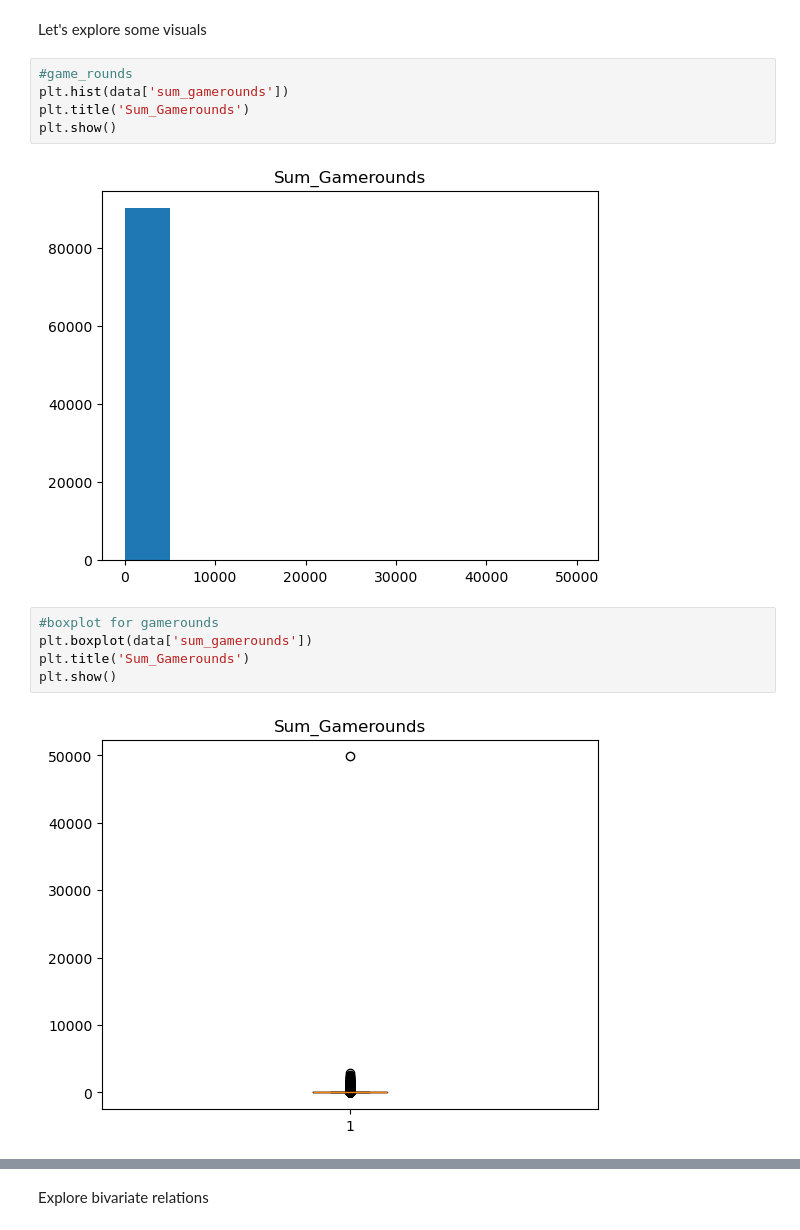
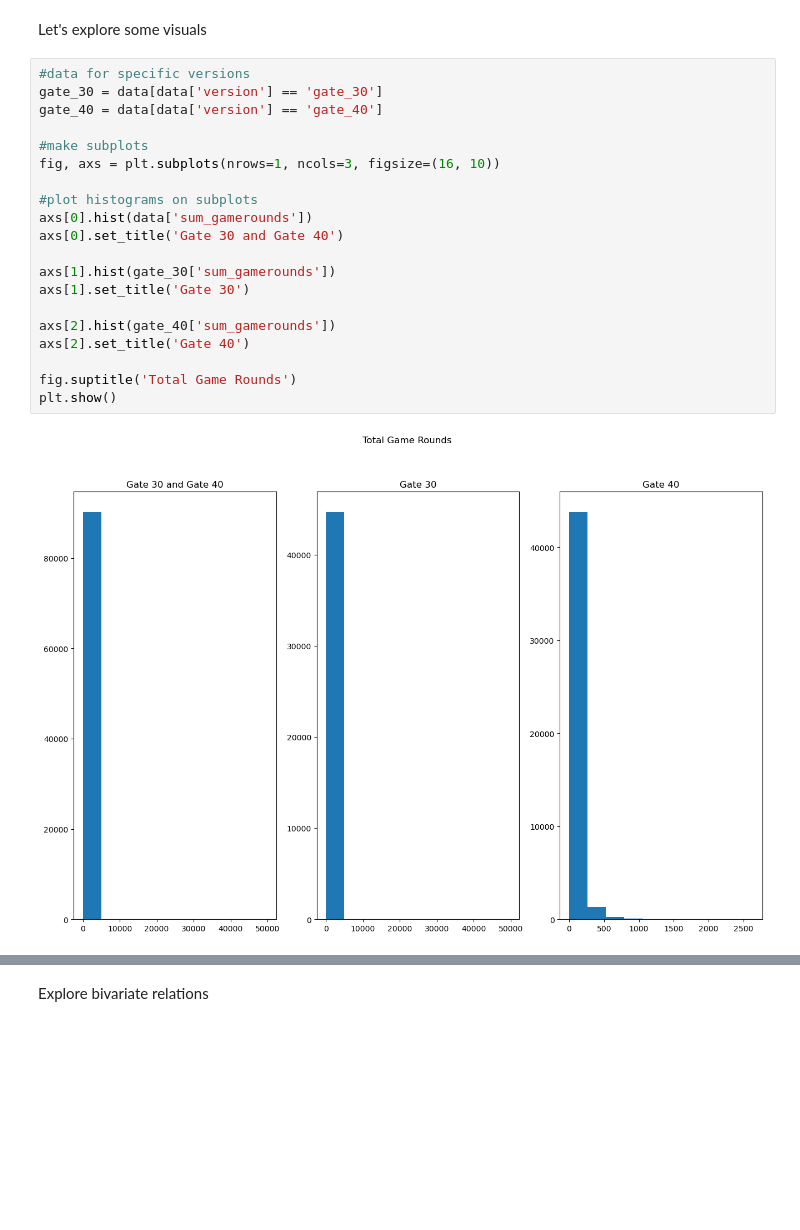
Before and after one commit to SBangarh/AB_cookie_cats, a Jupyter notebook: notebooks/EDA.ipynb, the cells around one changed output, grey strips where cells are left out. Drawn from its saved outputs; the diff is of its cells as text; blank space fills up the shorter version.

```diff
--- a/notebooks/EDA.ipynb
+++ b/notebooks/EDA.ipynb
@@ -103,16 +131,24 @@ data.describe(include='O')
 # %% [markdown]
 Let's explore some visuals
-# %%
-#game_rounds
-plt.hist(data['sum_gamerounds'])
-plt.title('Sum_Gamerounds')
-plt.show()
-# %% [output]
-[figure, removed]
-# %%
-#boxplot for gamerounds
-plt.boxplot(data['sum_gamerounds'])
-plt.title('Sum_Gamerounds')
-plt.show()
-# %% [output]
-[figure, removed]
+# %%
+#data for specific versions
+gate_30 = data[data['version'] == 'gate_30']
+gate_40 = data[data['version'] == 'gate_40']
+
+#make subplots
+fig, axs = plt.subplots(nrows=1, ncols=3, figsize=(16, 10))
+
+#plot histograms on subplots
+axs[0].hist(data['sum_gamerounds'])
+axs[0].set_title('Gate 30 and Gate 40')
+
+axs[1].hist(gate_30['sum_gamerounds'])
+axs[1].set_title('Gate 30')
+
+axs[2].hist(gate_40['sum_gamerounds'])
+axs[2].set_title('Gate 40')
+
+fig.suptitle('Total Game Rounds')
+plt.show()
+# %% [output]
+[figure, added]
```
Also changed, not shown: parts of 40 cells of this notebook, 1 other file.
